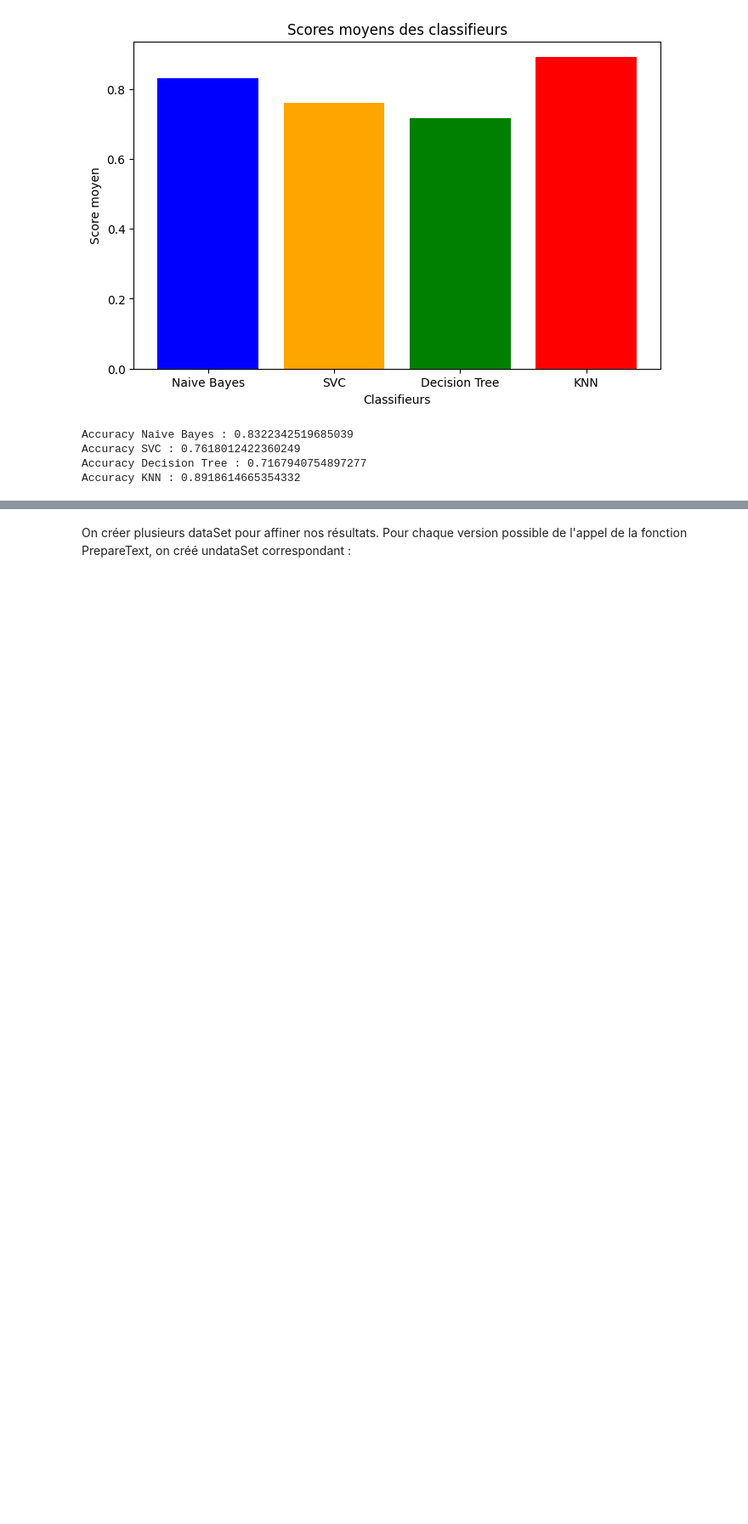
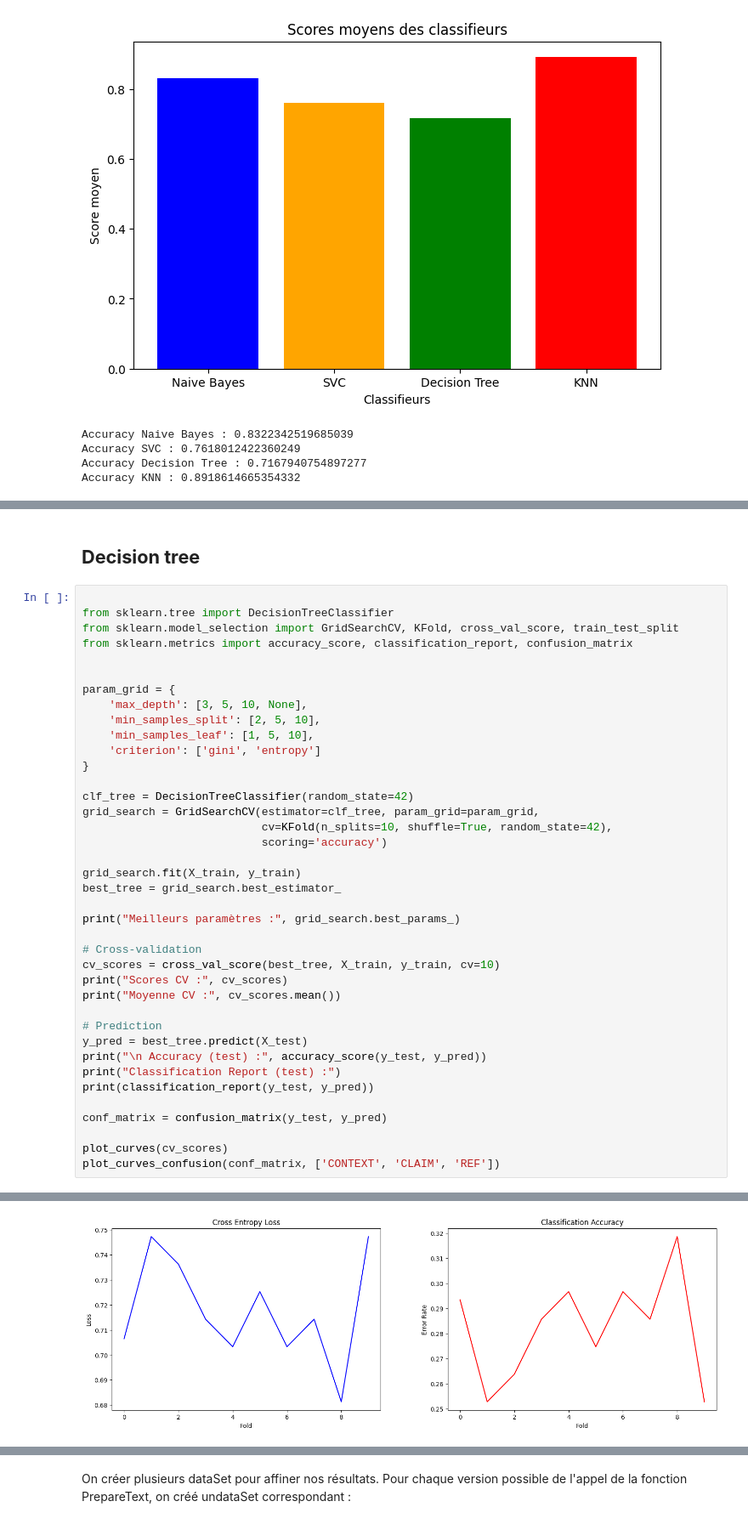
Before and after one commit to Akkuun/M1_IMAGINE_ML_Project, a Jupyter notebook: ML_Project_Group_8.ipynb, the cells around one changed output, grey strips where cells are left out. Shown at 85% size. Drawn from its saved outputs; the diff is of its cells as text; blank space fills up the shorter version.

```diff
--- a/ML_Project_Group_8.ipynb
+++ b/ML_Project_Group_8.ipynb
@@ -1798,0 +1823,42 @@ Accuracy KNN : 0.8918614665354332
+# %% [markdown]
+## **Decision tree**
+# %%
+
+from sklearn.tree import DecisionTreeClassifier
+from sklearn.model_selection import GridSearchCV, KFold, cross_val_score, train_test_split
+from sklearn.metrics import accuracy_score, classification_report, confusion_matrix
+
+
+param_grid = {
+    'max_depth': [3, 5, 10, None],
+    'min_samples_split': [2, 5, 10],
+    'min_samples_leaf': [1, 5, 10],
+    'criterion': ['gini', 'entropy']
+}
+
+clf_tree = DecisionTreeClassifier(random_state=42)
+grid_search = GridSearchCV(estimator=clf_tree, param_grid=param_grid,
+                           cv=KFold(n_splits=10, shuffle=True, random_state=42),
+                           scoring='accuracy')
+
+grid_search.fit(X_train, y_train)
+best_tree = grid_search.best_estimator_
+
+print("Meilleurs paramètres :", grid_search.best_params_)
+
+# Cross-validation
+cv_scores = cross_val_score(best_tree, X_train, y_train, cv=10)
+print("Scores CV :", cv_scores)
+print("Moyenne CV :", cv_scores.mean())
+
+# Prediction
+y_pred = best_tree.predict(X_test)
+print("\n Accuracy (test) :", accuracy_score(y_test, y_pred))
+print("Classification Report (test) :")
+print(classification_report(y_test, y_pred))
+
+conf_matrix = confusion_matrix(y_test, y_pred)
+
+plot_curves(cv_scores)
+plot_curves_confusion(conf_matrix, ['CONTEXT', 'CLAIM', 'REF'])
+# %% [output]
@@ -1798,0 +1881 @@ Accuracy KNN : 0.8918614665354332
+[figure, added]
```
Also changed, not shown: parts of 29 cells of this notebook.
